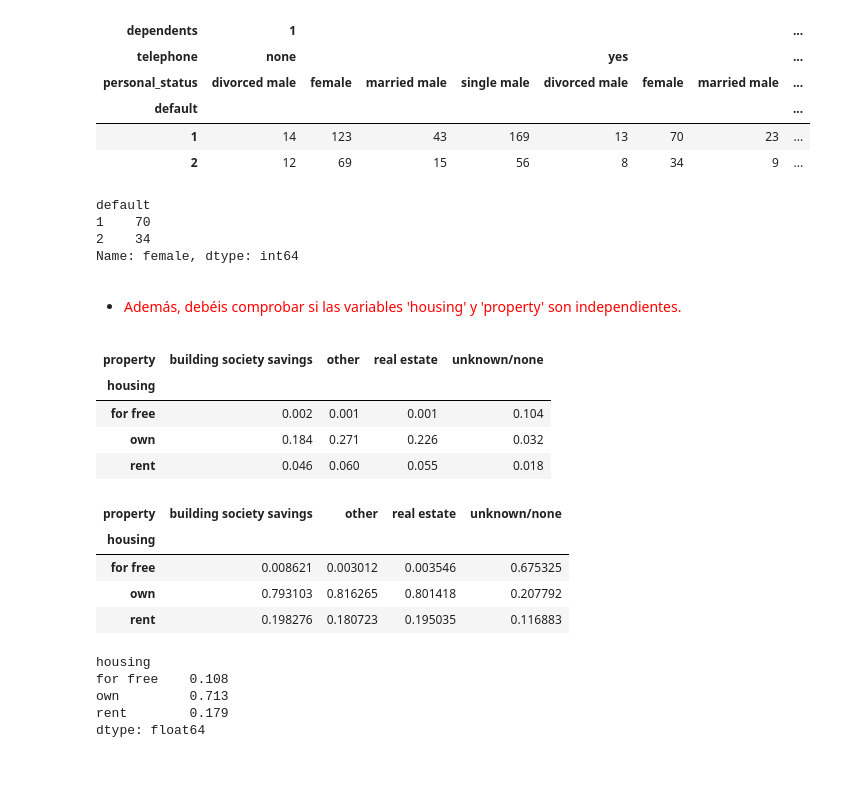
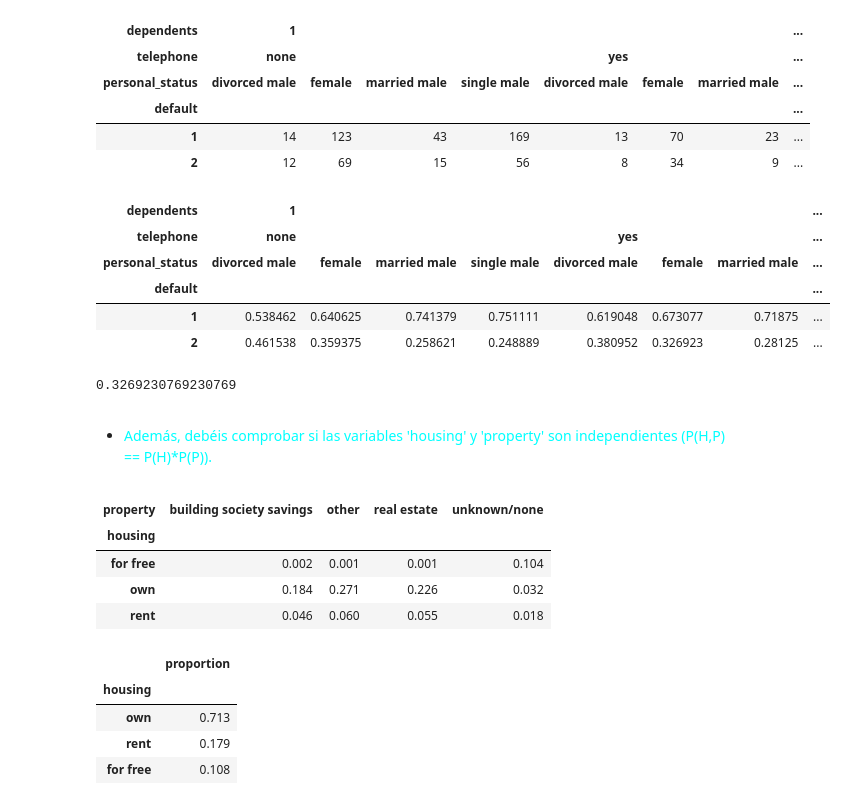
Before and after one commit to Vic263RP/MIA3-Formacion-2023-UV-AI, a Jupyter notebook: B1_HerramientasParaIA/T2_Estadistica/Tarea/tarea_1.ipynb, the cells around one changed output. Cells and saved outputs as stored; diff of their text form; code cells hidden in the pictures; blank space fills up the shorter version.

```diff
--- a/B1_HerramientasParaIA/T2_Estadistica/Tarea/tarea_1.ipynb
+++ b/B1_HerramientasParaIA/T2_Estadistica/Tarea/tarea_1.ipynb
@@ -100,13 +112,20 @@ default_DepTelPs
 | default |  |  |  |  |  |  |  | ... |
 | 1 | 14 | 123 | 43 | 169 | 13 | 70 | 23 | ... |
 | 2 | 12 | 69 | 15 | 56 | 8 | 34 | 9 | ... |
+# %%
+dep_tel_perstatus_vs_default = default_DepTelPs.div(default_DepTelPs.sum())
+dep_tel_perstatus_vs_default
+# %% [output]
+| dependents | 1 |  |  |  |  |  |  | ... |
+| telephone | none |  |  |  | yes |  |  | ... |
+| personal_status | divorced male | female | married male | single male | divorced male | female | married male | ... |
+| default |  |  |  |  |  |  |  | ... |
+| 1 | 0.538462 | 0.640625 | 0.741379 | 0.751111 | 0.619048 | 0.673077 | 0.71875 | ... |
+| 2 | 0.461538 | 0.359375 | 0.258621 | 0.248889 | 0.380952 | 0.326923 | 0.28125 | ... |
 # %%
-default_DepTelPs[1]['yes']['female']
+dep_tel_perstatus_vs_default[1]['yes']['female'][2]
 # %% [output]
-default
-1    70
-2    34
-Name: female, dtype: int64
+0.3269230769230769
 # %% [markdown]
-- <p style = 'color:red'>Además, debéis comprobar si las variables 'housing' y 'property' son independientes.</p>
+- <p style = 'color:cyan'>Además, debéis comprobar si las variables 'housing' y 'property' son independientes (P(H,P) == P(H)*P(P)).</p>
 # %%
@@ -118,22 +138,14 @@ hous_prop
 | for free | 0.002 | 0.001 | 0.001 | 0.104 |
 | own | 0.184 | 0.271 | 0.226 | 0.032 |
 | rent | 0.046 | 0.060 | 0.055 | 0.018 |
-# %%
-# P(H,P) == P(H)*P(P)
-
-hous_prop_housing = hous_prop / hous_prop.sum()
-hous_prop_housing
-# %% [output]
-| property | building society savings | other | real estate | unknown/none |
-| housing |  |  |  |  |
-| for free | 0.008621 | 0.003012 | 0.003546 | 0.675325 |
-| own | 0.793103 | 0.816265 | 0.801418 | 0.207792 |
-| rent | 0.198276 | 0.180723 | 0.195035 | 0.116883 |
-# %%
-hous_prop.sum(axis=1)
-# %% [output]
-housing
-for free    0.108
-own         0.713
-rent        0.179
-dtype: float64
+# %%
+# P(H) y P(P)
+prob_housing = pd.DataFrame(credit['housing'].value_counts(normalize=True))
+prob_prop = pd.DataFrame(credit['property'].value_counts(normalize=True))
+prob_housing
+# %% [output]
+|  | proportion |
+| housing |  |
+| own | 0.713 |
+| rent | 0.179 |
+| for free | 0.108 |
```
Also changed, not shown: parts of 7 cells of this notebook, 1 other file.
